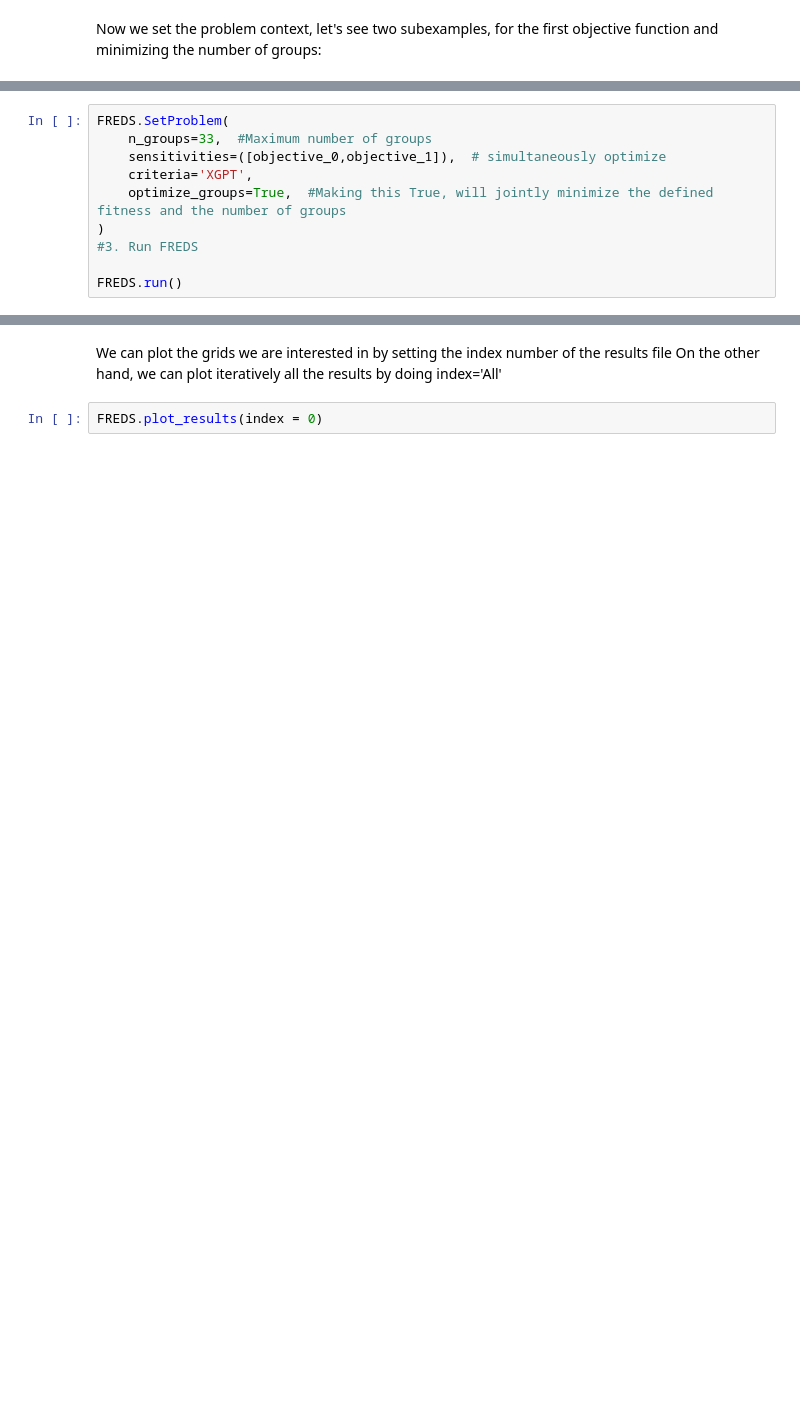
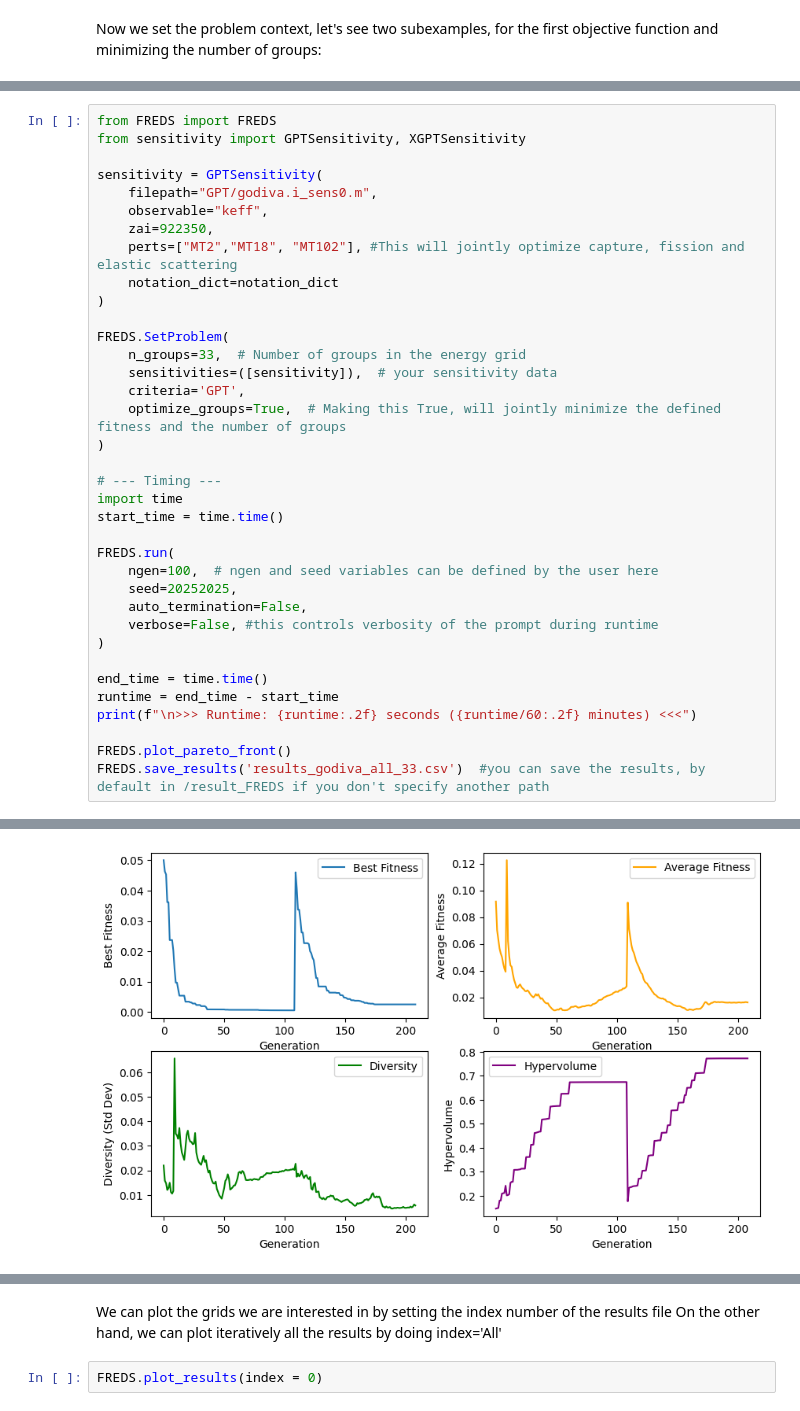
Before and after one commit to vcasasmo/FREDS, a Jupyter notebook: test.ipynb, the cells around one changed output, grey strips where cells are left out. Cells and saved outputs as stored; diff of their text form; blank space fills up the shorter version.

```diff
--- a/test.ipynb
+++ b/test.ipynb
@@ -142,10 +130,0 @@ Or for a three objective problem, optimizing for both objectives and for minimiz
-# %%
-FREDS.SetProblem(
-    n_groups=33,  #Maximum number of groups
-    sensitivities=([objective_0,objective_1]),  # simultaneously optimize
-    criteria='XGPT',
-    optimize_groups=True,  #Making this True, will jointly minimize the defined fitness and the number of groups
-)
-#3. Run FREDS
-
-FREDS.run()
@@ -174,0 +133,37 @@ FREDS.plot_pareto_front()
+# %%
+from FREDS import FREDS
+from sensitivity import GPTSensitivity, XGPTSensitivity
+
+sensitivity = GPTSensitivity(
+    filepath="GPT/godiva.i_sens0.m",
+    observable="keff",
+    zai=922350,
+    perts=["MT2","MT18", "MT102"], #This will jointly optimize capture, fission and elastic scattering
+    notation_dict=notation_dict
+)
+
+FREDS.SetProblem(
+    n_groups=33,  # Number of groups in the energy grid
+    sensitivities=([sensitivity]),  # your sensitivity data
+    criteria='GPT',
+    optimize_groups=True,  # Making this True, will jointly minimize the defined fitness and the number of groups
+)
+
+# --- Timing ---
+import time
+start_time = time.time()
+
+FREDS.run(
+    ngen=100,  # ngen and seed variables can be defined by the user here
+    seed=20252025,
+    auto_termination=False,
+    verbose=False, #this controls verbosity of the prompt during runtime
+)
+
+end_time = time.time()
+runtime = end_time - start_time
+print(f"\n>>> Runtime: {runtime:.2f} seconds ({runtime/60:.2f} minutes) <<<")
+
+FREDS.plot_pareto_front()
+FREDS.save_results('results_godiva_all_33.csv')  #you can save the results, by default in /result_FREDS if you don't specify another path
+# %% [output]
@@ -174,0 +181 @@ FREDS.plot_pareto_front()
+[figure, added]
```
Also changed, not shown: parts of 27 cells of this notebook.
